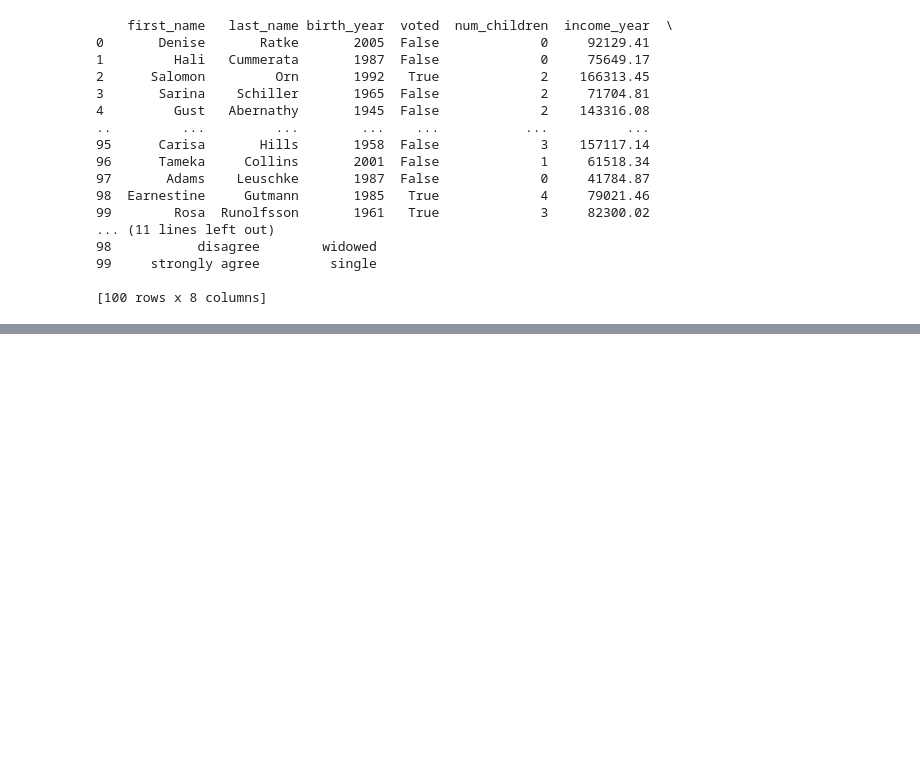
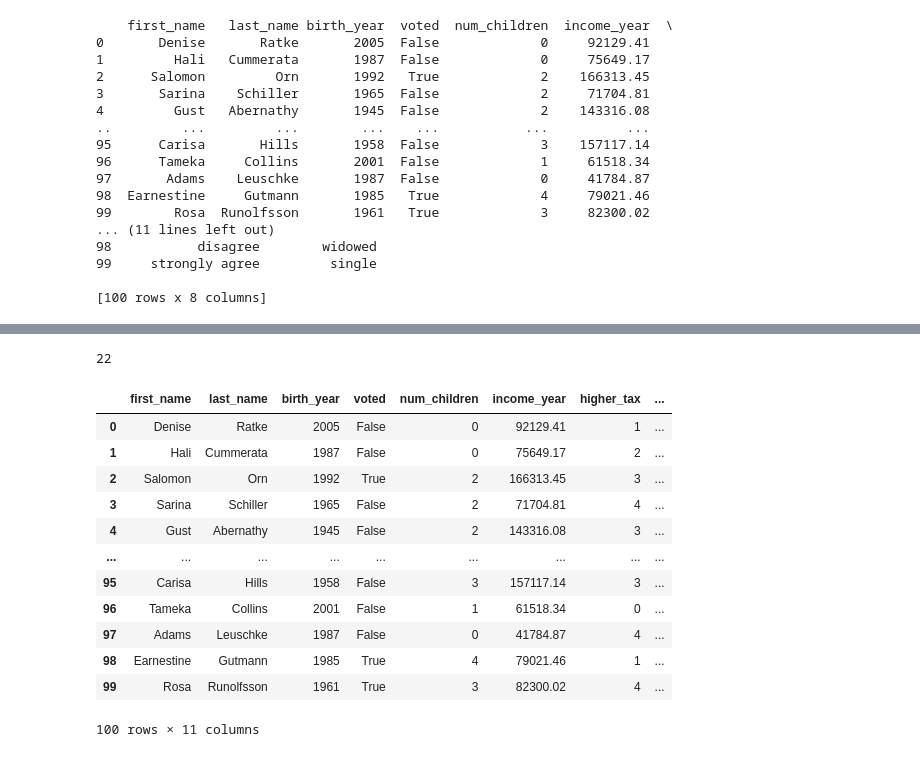
Before and after one commit to Dotrako/Pandas, a Jupyter notebook: Census Data Project/Census Data Analysis.ipynb, the cells around one changed output, grey strips where cells are left out. Saved outputs shown, nothing was run; the diff lists cells and outputs as text; code cells hidden in the pictures; blank space fills up the shorter version.

```diff
--- a/Census Data Project/Census Data Analysis.ipynb
+++ b/Census Data Project/Census Data Analysis.ipynb
@@ -38,0 +136,2 @@ print(census)
+# %%
+census["birth_year"] = census.birth_year.astype("int")
@@ -38,0 +172,3 @@ print(census)
+# %%
+census.higher_tax = pd.Categorical(census.higher_tax, ["strongly disagree", "disagree", "neutral", "agree", "strongly agree"], ordered=True)
+print(census["higher_tax"].unique())
@@ -38,0 +202,4 @@ print(census)
+# %%
+census = pd.get_dummies(data=census, columns=["marital_status"])
+
+census.head()
@@ -38,0 +230,2 @@ print(census)
+# %%
+census['marital_status_divorced'] = census['marital_status_divorced'].astype("category").cat.codes
@@ -38,0 +241,21 @@ print(census)
+# %%
+divorced_people = census[census["marital_status_divorced"] == 1]
+print(divorced_people.marital_status_divorced.count())
+# %% [output]
+22
+# %%
+census.head(100)
+# %% [output]
+|  | first_name | last_name | birth_year | voted | num_children | income_year | higher_tax | ... |
+| 0 | Denise | Ratke | 2005 | False | 0 | 92129.41 | 1 | ... |
+| 1 | Hali | Cummerata | 1987 | False | 0 | 75649.17 | 2 | ... |
+| 2 | Salomon | Orn | 1992 | True | 2 | 166313.45 | 3 | ... |
+| 3 | Sarina | Schiller | 1965 | False | 2 | 71704.81 | 4 | ... |
+| 4 | Gust | Abernathy | 1945 | False | 2 | 143316.08 | 3 | ... |
+| ... | ... | ... | ... | ... | ... | ... | ... | ... |
+| 95 | Carisa | Hills | 1958 | False | 3 | 157117.14 | 3 | ... |
+| 96 | Tameka | Collins | 2001 | False | 1 | 61518.34 | 0 | ... |
+| 97 | Adams | Leuschke | 1987 | False | 0 | 41784.87 | 4 | ... |
+| 98 | Earnestine | Gutmann | 1985 | True | 4 | 79021.46 | 1 | ... |
+| 99 | Rosa | Runolfsson | 1961 | True | 3 | 82300.02 | 4 | ... |
+100 rows × 11 columns
```
Also changed, not shown: parts of 35 cells of this notebook.
